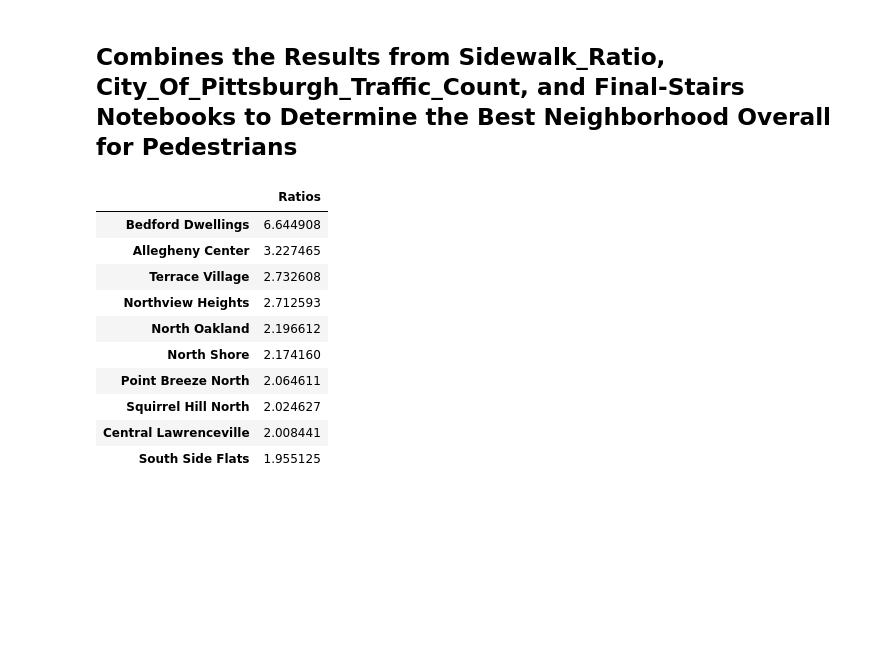
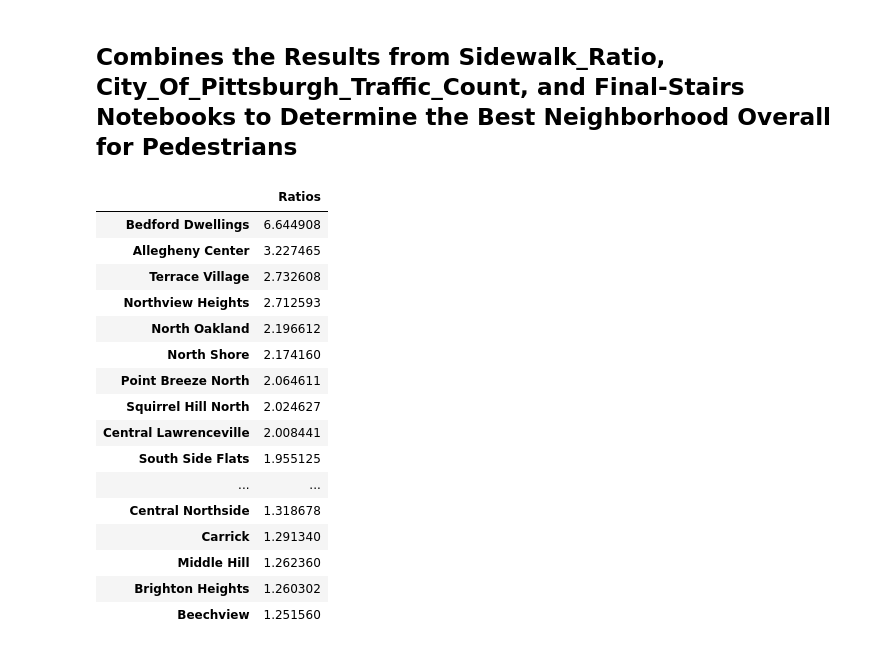
Before and after one commit to tahmad4/big-ideas-final-project-group-39, a Jupyter notebook: The_Best_Neighborhood.ipynb, the cells around one changed output. Cells and saved outputs as stored; diff of their text form; code cells hidden in the pictures; blank space fills up the shorter version.

```diff
--- a/The_Best_Neighborhood.ipynb
+++ b/The_Best_Neighborhood.ipynb
@@ -6,18 +8,24 @@
 import pandas as pd
 # %%
 %store -r sorted_ratios
-sorted_ratios.head(10)
+sorted_ratios.head(50)
 # %% [output]
 |  | Ratios |
 | Bedford Dwellings | 6.644908 |
 | Allegheny Center | 3.227465 |
 | Terrace Village | 2.732608 |
 | Northview Heights | 2.712593 |
 | North Oakland | 2.196612 |
 | North Shore | 2.174160 |
 | Point Breeze North | 2.064611 |
 | Squirrel Hill North | 2.024627 |
 | Central Lawrenceville | 2.008441 |
 | South Side Flats | 1.955125 |
+| ... | ... |
+| Central Northside | 1.318678 |
+| Carrick | 1.291340 |
+| Middle Hill | 1.262360 |
+| Brighton Heights | 1.260302 |
+| Beechview | 1.251560 |
 # %%
 %store -r final_df
```
Also changed, not shown: parts of 4 cells of this notebook, 4 other files.
